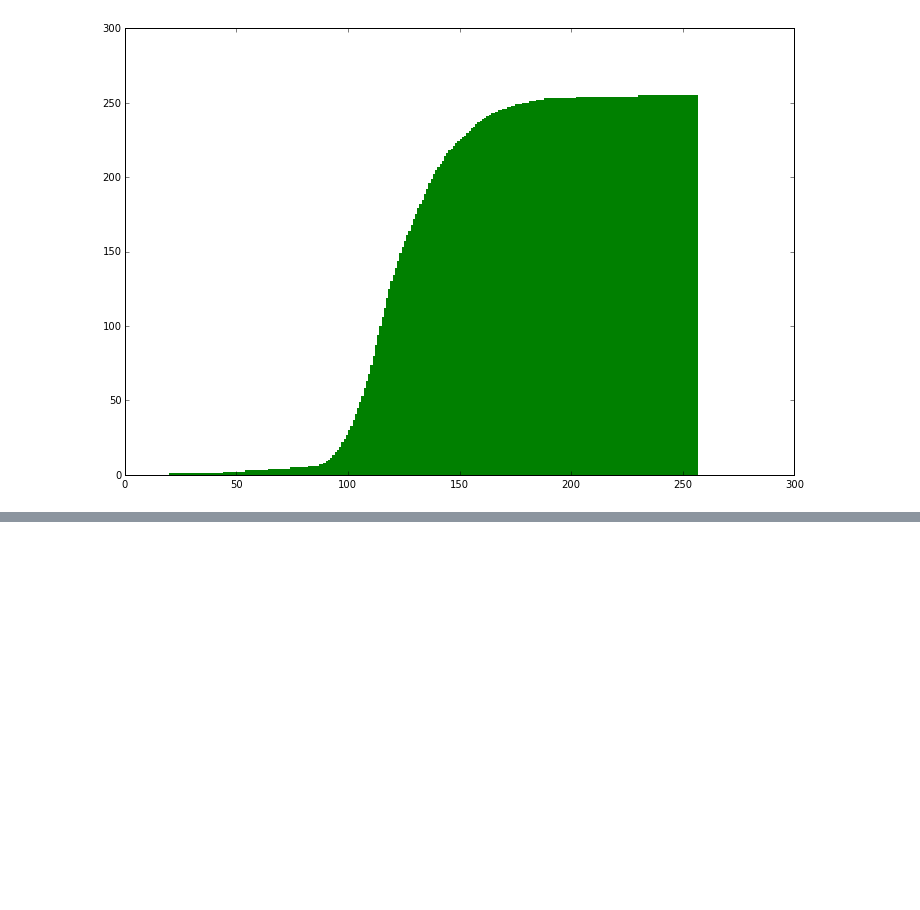
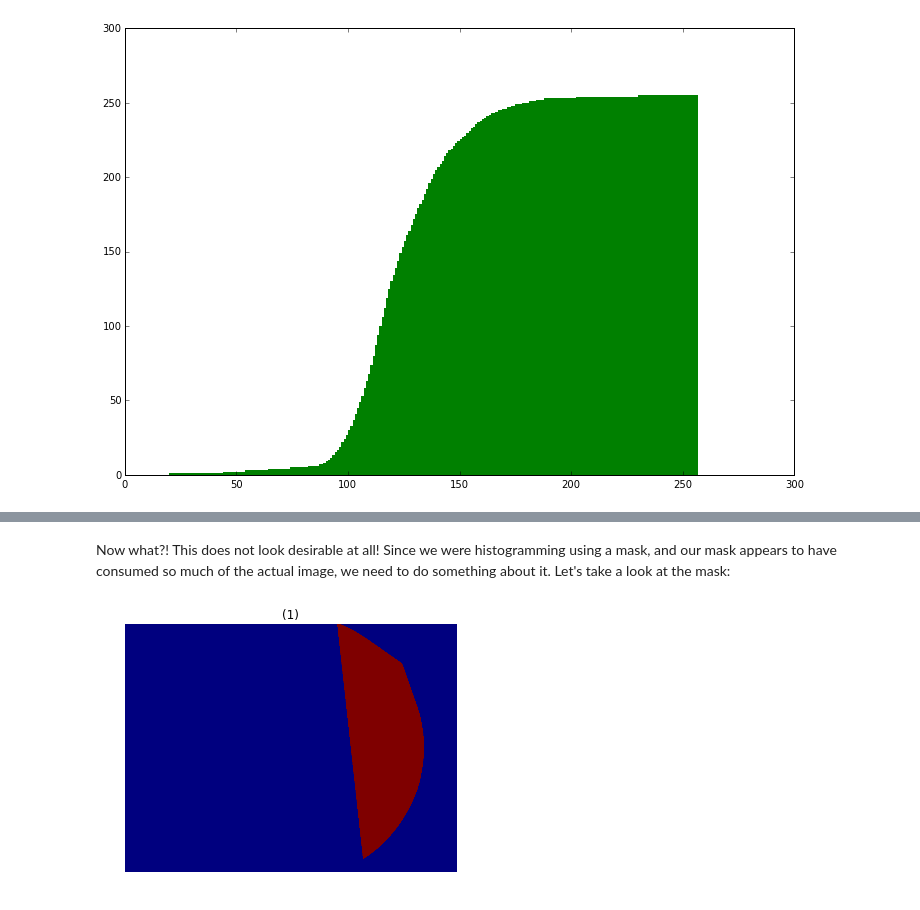
Before and after one commit to fierval/retina, a Jupyter notebook: DiabeticRetinopathy/Features/Color Map by Histogram and Contour Finding.ipynb, the cells around one changed output, grey strips where cells are left out. Cells and saved outputs as stored; diff of their text form; code cells hidden in the pictures; blank space fills up the shorter version.

```diff
--- a/DiabeticRetinopathy/Features/Color Map by Histogram and Contour Finding.ipynb
+++ b/DiabeticRetinopathy/Features/Color Map by Histogram and Contour Finding.ipynb
@@ -298,0 +304,6 @@ Mapped Images
+# %% [markdown]
+Now what?! This does not look desirable at all! Since we were histogramming using a mask, and our mask appears to have consumed so much of the actual image, we need to do something about it. Let's take a look at the mask:
+# %%
+show_images([masks[2]], scale = 0.9)
+# %% [output]
+[figure, added]
```
Also changed, not shown: parts of 12 cells of this notebook.
